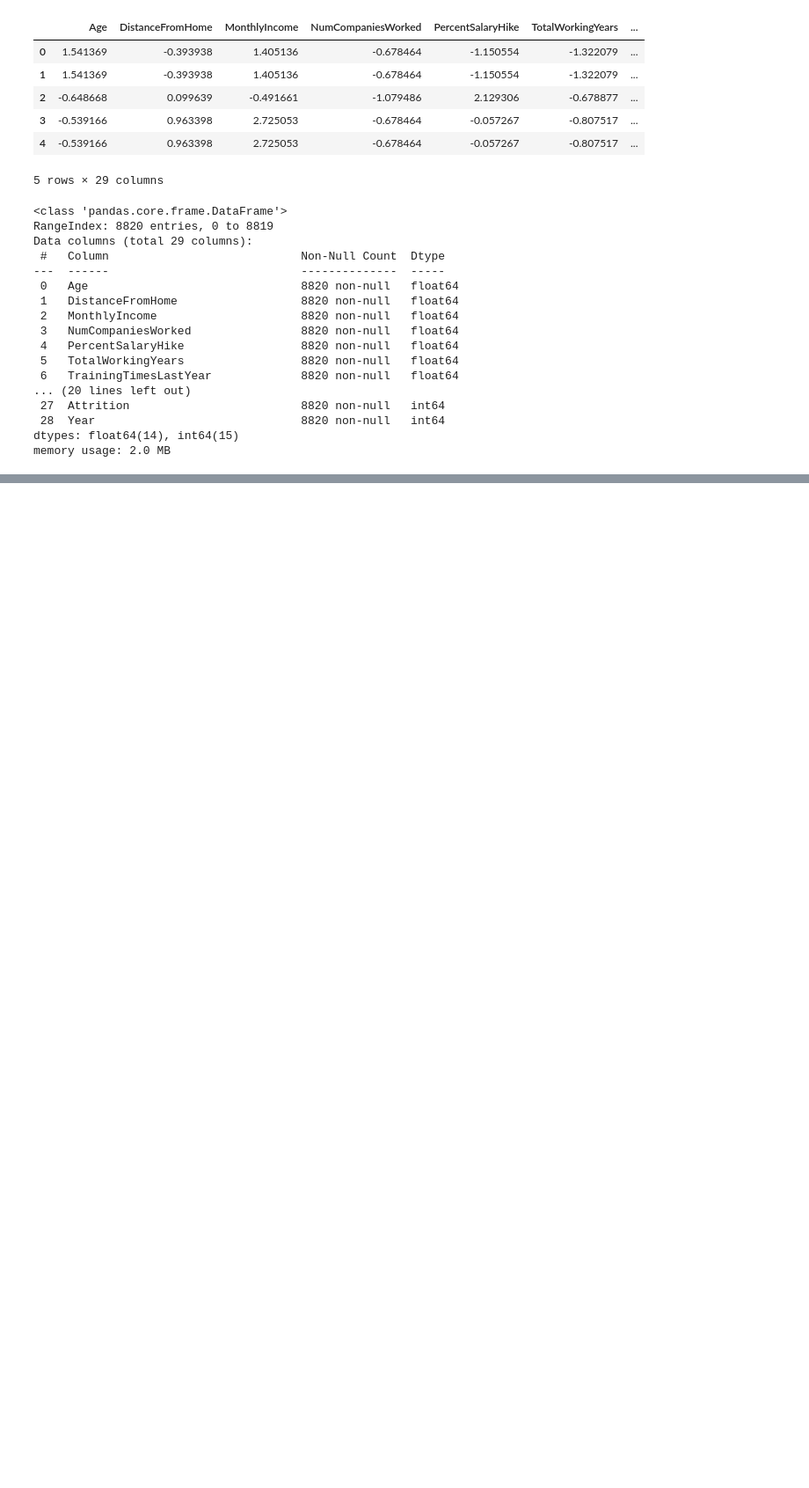
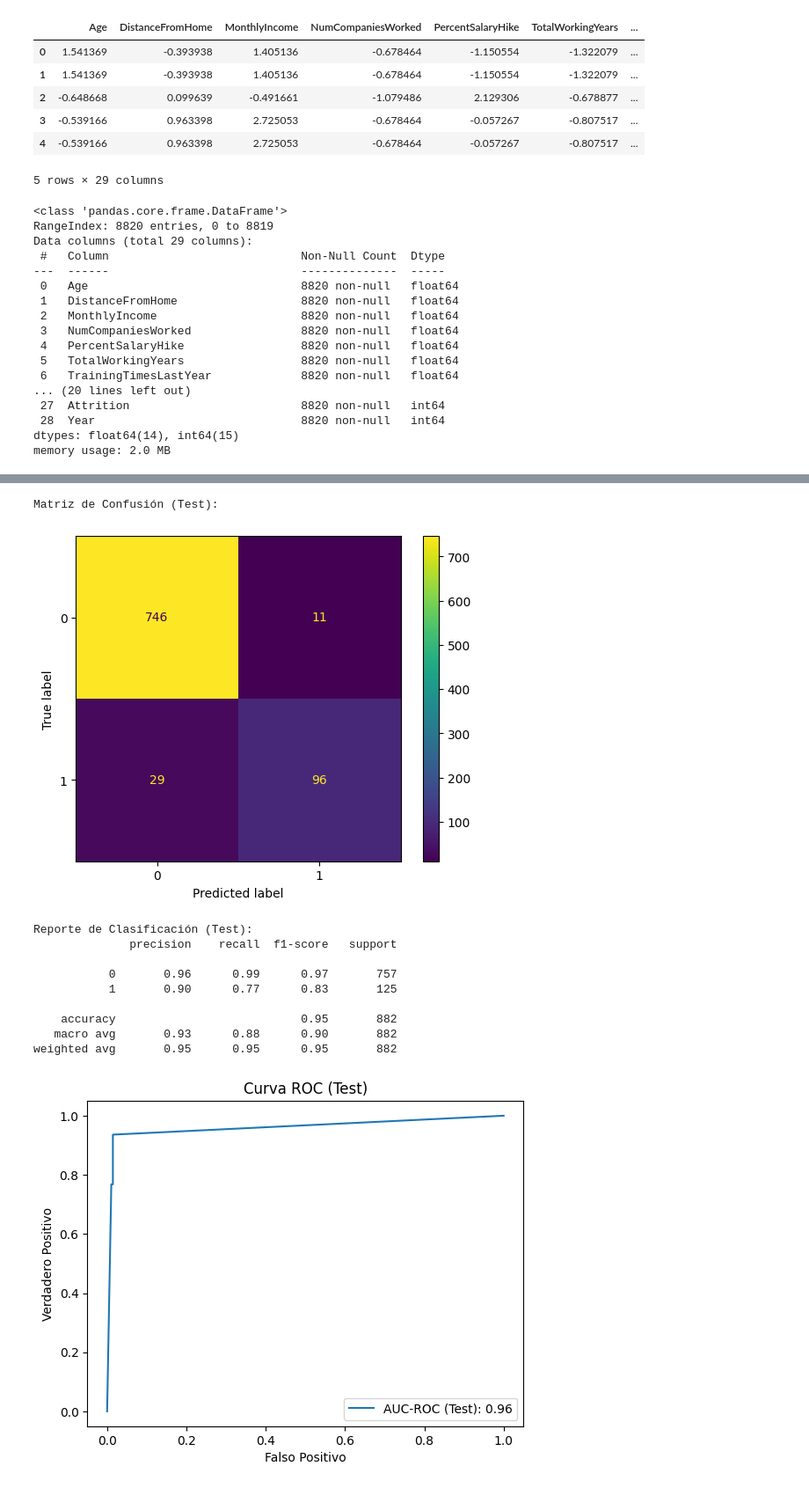
Before and after one commit to salsaimon/proyecto_recursoshumanos, a Jupyter notebook: c_modelos.ipynb, the cells around one changed output, grey strips where cells are left out. Shown at 88% size. Drawn from its saved outputs; the diff is of its cells as text; code cells hidden in the pictures; blank space fills up the shorter version.

```diff
--- a/c_modelos.ipynb
+++ b/c_modelos.ipynb
@@ -381,0 +298,66 @@ X_test shape: (4410, 26)
+# %%
+from sklearn.tree import DecisionTreeClassifier
+from sklearn.metrics import classification_report, confusion_matrix, roc_auc_score, roc_curve, ConfusionMatrixDisplay
+import matplotlib.pyplot as plt
+
+# Crear y entrenar el modelo de Árbol de Decisión
+tree_model = DecisionTreeClassifier(random_state=42)
+tree_model.fit(X_train_scaled, y_train)
+
+# Predicciones en el conjunto de entrenamiento y prueba
+y_train_pred_tree = tree_model.predict(X_train_scaled)
+y_test_pred_tree = tree_model.predict(X_test_scaled)
+
+# Probabilidades para el cálculo de AUC-ROC
+y_train_prob_tree = tree_model.predict_proba(X_train_scaled)[:, 1]
+y_test_prob_tree = tree_model.predict_proba(X_test_scaled)[:, 1]
+
+# Matriz de confusión en el conjunto de prueba
+print("Matriz de Confusión (Test):")
+cm_test_tree = confusion_matrix(y_test, y_test_pred_tree)
+disp_tree = ConfusionMatrixDisplay(confusion_matrix=cm_test_tree)
+disp_tree.plot()
+plt.show()
+
+# Reporte de clasificación en el conjunto de prueba
+print("\nReporte de Clasificación (Test):")
+print(classification_report(y_test, y_test_pred_tree))
+
+# AUC-ROC en el conjunto de prueba
+roc_auc_test_tree = roc_auc_score(y_test, y_test_prob_tree)
+fpr_tree, tpr_tree, thresholds_tree = roc_curve(y_test, y_test_prob_tree)
+plt.plot(fpr_tree, tpr_tree, label=f"AUC-ROC (Test): {roc_auc_test_tree:.2f}")
+plt.xlabel('Falso Positivo')
+plt.ylabel('Verdadero Positivo')
+plt.title('Curva ROC (Test)')
+plt.legend()
+plt.show()
+
+# Métricas de entrenamiento para detectar sobreajuste
+print("\nReporte de Clasificación (Train):")
+print(classification_report(y_train, y_train_pred_tree))
+
+roc_auc_train_tree = roc_auc_score(y_train, y_train_prob_tree)
+print(f"AUC-ROC (Train): {roc_auc_train_tree:.2f}")
+
+# Evaluación de sobreajuste
+print(f"AUC-ROC (Test): {roc_auc_test_tree:.2f}")
+print(f"AUC-ROC (Train): {roc_auc_train_tree:.2f}")
+
+if abs(roc_auc_train_tree - roc_auc_test_tree) > 0.05:
+    print("Posible sobreajuste detectado.")
+else:
+    print("No hay indicios significativos de sobreajuste.")
+# %% [output]
+Matriz de Confusión (Test):
+[figure, added]
+Reporte de Clasificación (Test):
+              precision    recall  f1-score   support
+
+           0       0.96      0.99      0.97       757
+           1       0.90      0.77      0.83       125
+
+    accuracy                           0.95       882
+   macro avg       0.93      0.88      0.90       882
+weighted avg       0.95      0.95      0.95       882
+[figure, added]
```
Also changed, not shown: parts of 17 cells of this notebook.
